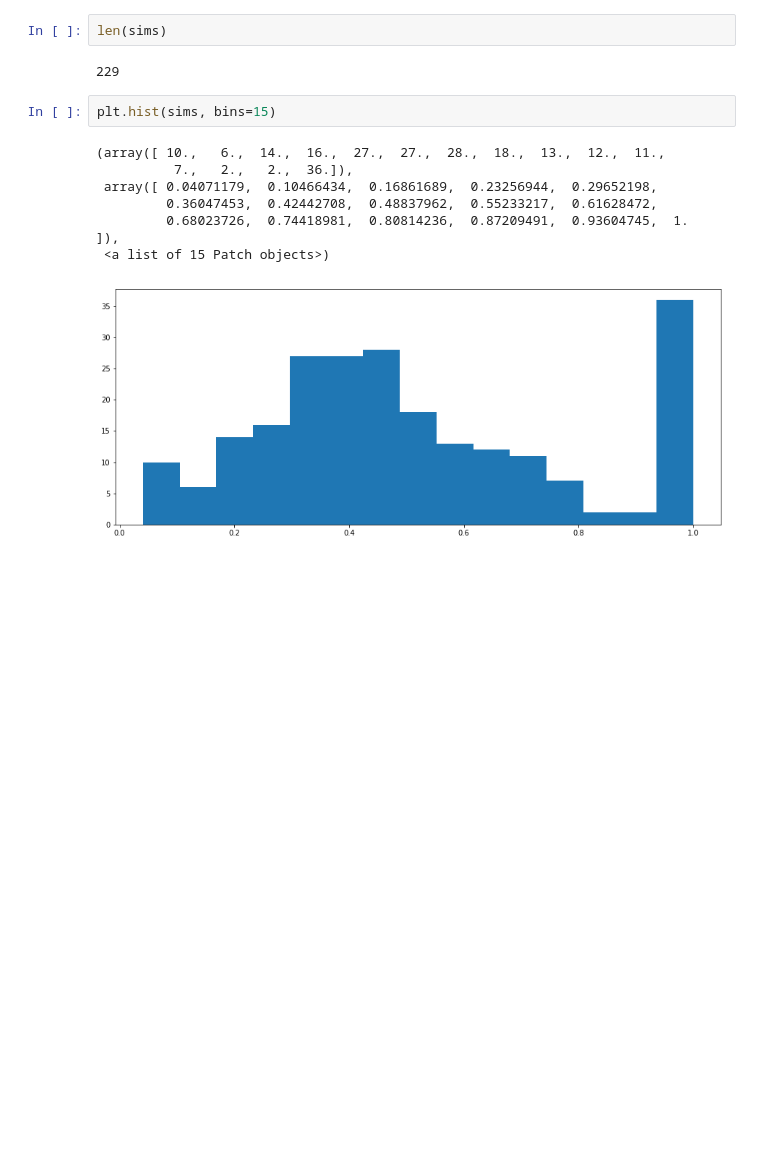
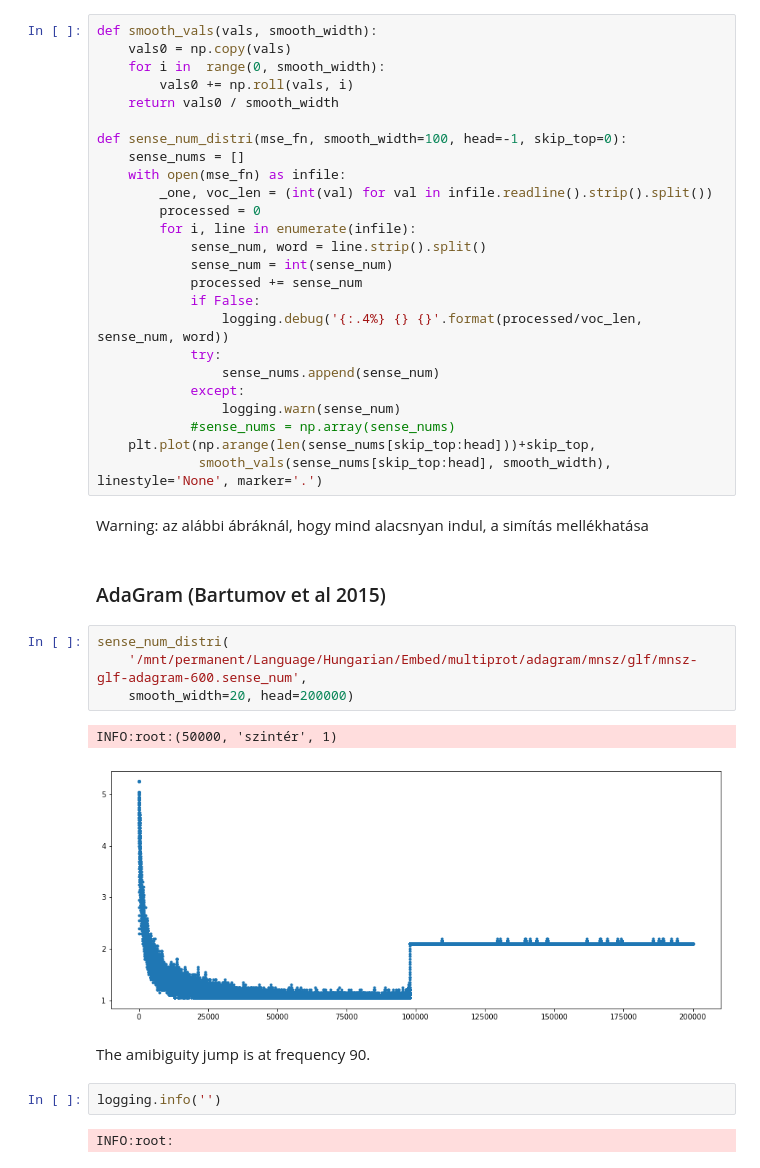
Before and after one commit to makrai/wsi-fest, a Jupyter notebook: plot_sense_dist.ipynb, the cells around one changed output. Drawn from its saved outputs; the diff is of its cells as text; blank space fills up the shorter version.

```diff
--- a/plot_sense_dist.ipynb
+++ b/plot_sense_dist.ipynb
@@ -31,14 +36,42 @@ sims = MultiSenseLinearTranslator().main()
-# %%
-len(sims)
-# %% [output]
-229
-# %%
-plt.hist(sims, bins=15)
-# %% [output]
-(array([ 10.,   6.,  14.,  16.,  27.,  27.,  28.,  18.,  13.,  12.,  11.,
-          7.,   2.,   2.,  36.]),
- array([ 0.04071179,  0.10466434,  0.16861689,  0.23256944,  0.29652198,
-         0.36047453,  0.42442708,  0.48837962,  0.55233217,  0.61628472,
-         0.68023726,  0.74418981,  0.80814236,  0.87209491,  0.93604745,  1.        ]),
- <a list of 15 Patch objects>)
-[figure, removed]
+# %%
+def smooth_vals(vals, smooth_width):
+    vals0 = np.copy(vals)
+    for i in  range(0, smooth_width):
+        vals0 += np.roll(vals, i)
+    return vals0 / smooth_width
+
+def sense_num_distri(mse_fn, smooth_width=100, head=-1, skip_top=0):
+    sense_nums = []
+    with open(mse_fn) as infile:
+        _one, voc_len = (int(val) for val in infile.readline().strip().split())
+        processed = 0
+        for i, line in enumerate(infile):
+            sense_num, word = line.strip().split()
+            sense_num = int(sense_num)
+            processed += sense_num
+            if False:
+                logging.debug('{:.4%} {} {}'.format(processed/voc_len, sense_num, word))
+            try:
+                sense_nums.append(sense_num)
+            except:
+                logging.warn(sense_num)
+            #sense_nums = np.array(sense_nums)
+    plt.plot(np.arange(len(sense_nums[skip_top:head]))+skip_top,
+             smooth_vals(sense_nums[skip_top:head], smooth_width), linestyle='None', marker='.')
+# %% [markdown]
+Warning: az alábbi ábráknál, hogy mind alacsnyan indul, a simítás mellékhatása
+# %% [markdown]
+### AdaGram (Bartumov et al 2015)
+# %%
+sense_num_distri(
+    '/mnt/permanent/Language/Hungarian/Embed/multiprot/adagram/mnsz/glf/mnsz-glf-adagram-600.sense_num',
+    smooth_width=20, head=200000)
+# %% [output]
+INFO:root:(50000, 'szintér', 1)
+[figure, added]
+# %% [markdown]
+The amibiguity jump is at frequency 90.
+# %%
+logging.info('')
+# %% [output]
+INFO:root:
```
Also changed, not shown: parts of 13 cells of this notebook.
